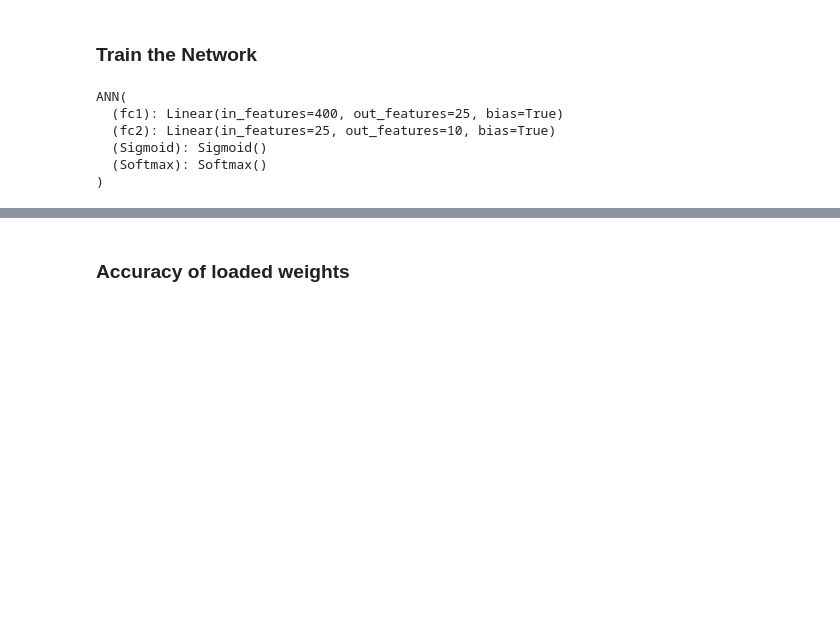
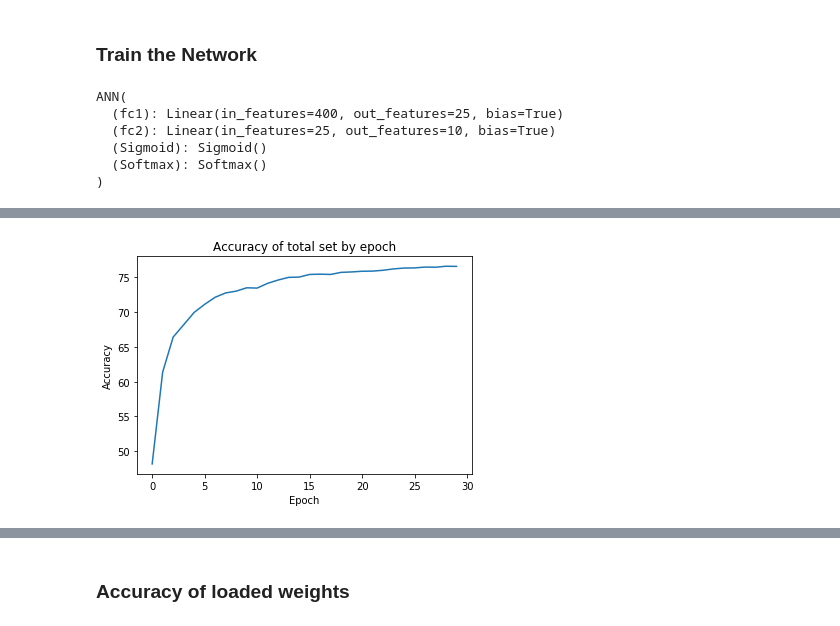
Before and after one commit to finnthedawg/ML_NeuralNetClassifier, a Jupyter notebook: ANNclassifier.ipynb, the cells around one changed output, grey strips where cells are left out. Drawn from its saved outputs; the diff is of its cells as text; code cells hidden in the pictures; blank space fills up the shorter version.

Commit message:
Plot the loss and accuracy

```diff
--- a/ANNclassifier.ipynb
+++ b/ANNclassifier.ipynb
@@ -69,8 +70,7 @@ def evaluate(model, data):
             target = torch.zeros((10))
             target[data["y"][i]-1] = 1.0
             #Predict
-            outputs = classifier(features)
+            outputs = model(features)
             _, predicted = torch.max(outputs, 0)
             correct += (int(predicted) == data["y"][i]-1)
     return(100*correct/dataSize)
-print("Accuracy%: ", evaluate(classifier, data))
@@ -83,7 +81,7 @@ Accuracy%:  [94.5]
 classifier = ANN()
 print(classifier)
 #Create the optim
-optimizer = optim.SGD(classifier.parameters(), lr=0.2)
+optimizer = optim.SGD(classifier.parameters(), lr=0.1)
 # %% [output]
 ANN(
   (fc1): Linear(in_features=400, out_features=25, bias=True)
@@ -94,9 +96,12 @@ ANN(
 # %%
-#Training
+#Training.
 dataSize = len(data["X"][:,1]) #Total number of samples.
-for epoch in range(10):
+#Store the result here to plot graph.
+AccuracyCount = []
+LossCount = []
+for epoch in range(30):
 
-    lossCount = []
+    losses = []
     accuracyCount = []
     correctCount = 0
     #For each of the featureset.
@@ -118,8 +123,11 @@ for epoch in range(10):
         #Updates our weights using optim SGD.
         optimizer.step()
         #Keep track of loss and accuracy.
-        lossCount.append(loss)
-    lossCount = np.array(lossCount, dtype=float)
-    mean = np.mean(lossCount)
-    print("Epoch:"+ str(epoch) + " Avg MSE Loss:", mean, "Ave Accuracy%: ", evaluate(classifier, data))
+        losses.append(loss)
+    losses = np.array(losses, dtype=float)
+    accuracy = evaluate(classifier, data)[0]
+    AccuracyCount.append(accuracy)
+    mean = np.mean(losses)
+    LossCount.append(mean)
+    print("Epoch:"+ str(epoch) + " Avg MSE Loss:", mean, "Ave Accuracy%: ", accuracy)
 # %% [output]
@@ -135,0 +151,9 @@ Epoch:9 Avg MSE Loss: 0.0028983883814656707 Ave Accuracy%:  [98.58]
+# %%
+#Plot the accuracy gain
+plt.plot(AccuracyCount)
+plt.title('Accuracy of total set by epoch')
+plt.ylabel('Accuracy')
+plt.xlabel('Epoch')
+plt.show()
+# %% [output]
+[figure, added]
```
Also changed, not shown: parts of 5 cells of this notebook.
